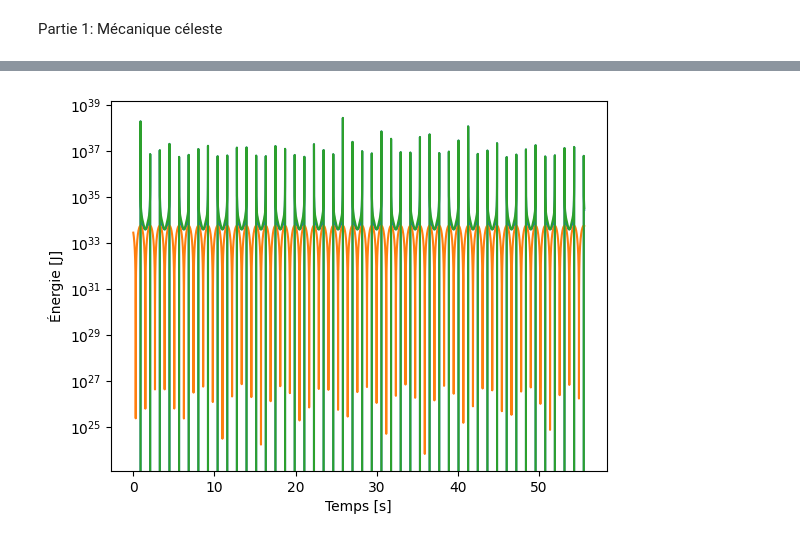
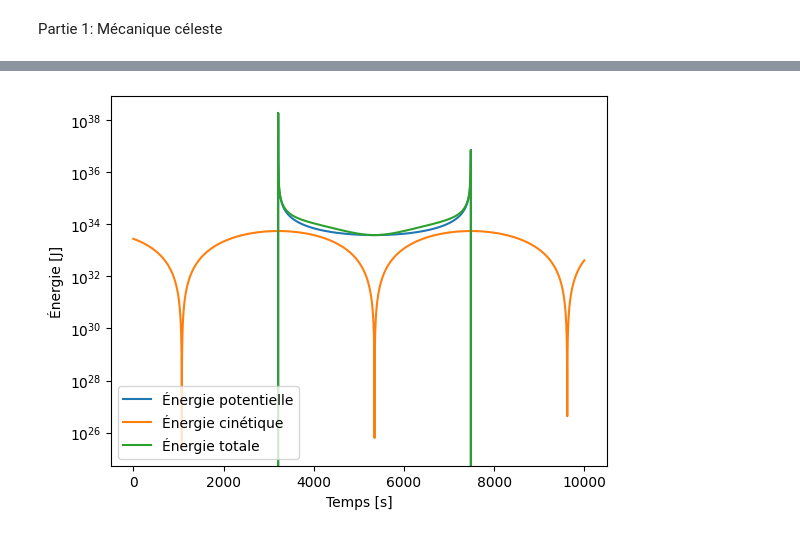
Before and after one commit to gamer39/Physique_numerique, a Jupyter notebook: Tp3/tp3.ipynb, the cells around one changed output, grey strips where cells are left out. Saved outputs shown, nothing was run; the diff lists cells and outputs as text; code cells hidden in the pictures.

```diff
--- a/Tp3/tp3.ipynb
+++ b/Tp3/tp3.ipynb
@@ -11,7 +11,7 @@ from jplephem import Ephemeris
 #a) Calcul de la méthode de Verlet
 r_0 = 1.4710e11 # m
 v_0 = 3.0287e4#m/s
-print(M_earth.value)
+
 def f(r):
     return(-G.value * M_sun.value * r/r_0**3)
 
@@ -32,8 +32,8 @@ def verlet(r_0, v_0, h, max):
 
     return(v_h, r_h)
 
-max = 200000
-temps = [x/3600 for x in range(max)]
+max = 10000
+temps = [x for x in range(max)]
 v_h, r_h = verlet(r_0, v_0, 3600, max)
 
 
@@ -60,35 +59,36 @@ def verlet(r_0, v_0, h, max):
     E_k = [1/2*M_earth.value*v_0**2]
     E_tot = [U[0]+E_k[0]]
 
     v_1  =  v_0 + 0.5 * h * f(r_0)
     r = r_0
 
     for i in range(1, max):
         r = r + h * v_1
         if  abs(r) < 1000:
             r = 1000
         k = h * f(r)
         v_2 = v_1 + 0.5 * k
         v_1 = v_1 + k
 
         v_h.append(v_2)
         r_h.append(r)
 
         E_k.append(1/2*M_earth.value*v_2**2)
         U.append(-G.value*M_sun.value*M_earth.value/r)
         E_tot.append(U[i] + E_k[i])
     return(U, E_k, E_tot)
 
 
-U, E_k, E_tot = verlet(r_0, v_0, 3600, max)
+U, E_k, E_totVerlet = verlet(r_0, v_0, 3600, max)
 
 
 plt.figure()
-plt.semilogy(temps,U)
-plt.semilogy(temps, E_k)
-plt.semilogy(temps, E_tot)
+plt.semilogy(temps,U, label = "Énergie potentielle")
+plt.semilogy(temps, E_k, label = "Énergie cinétique")
+plt.semilogy(temps, E_totVerlet, label = "Énergie totale")
 plt.ylabel("Énergie [J]")
 plt.xlabel("Temps [s]")
+plt.legend()
 plt.show()
 # %% [output]
-[figure, old version]
+[figure, new version]
```
Also changed, not shown: parts of 5 cells of this notebook.
